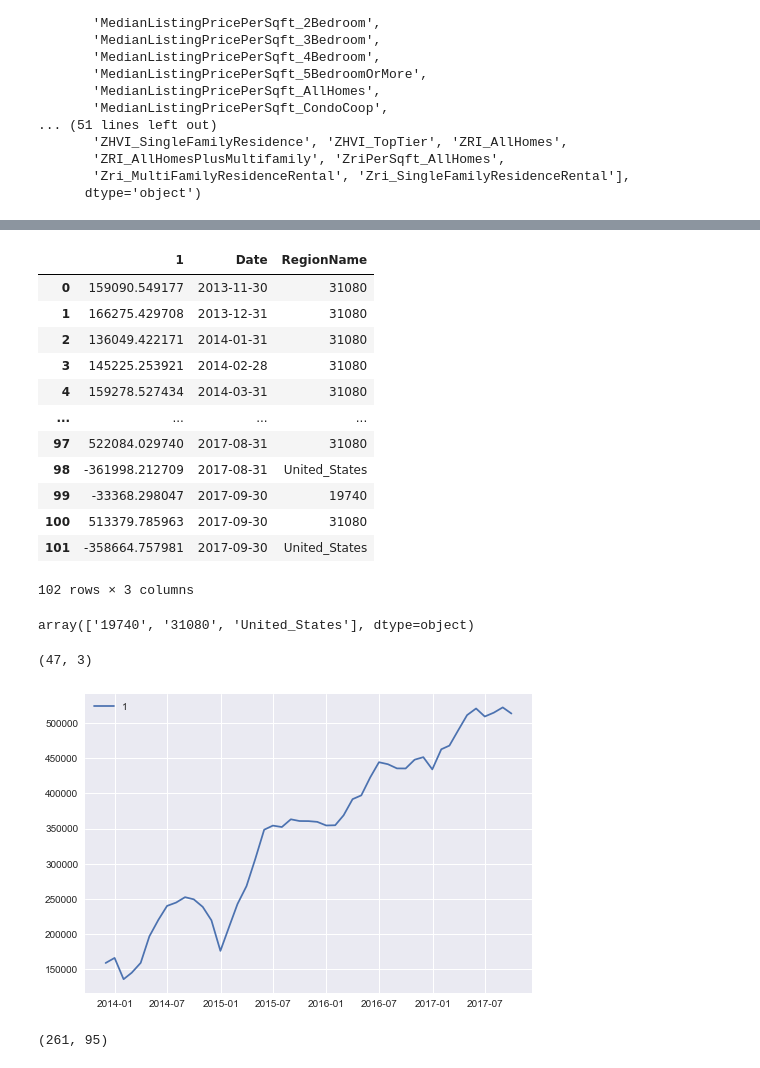
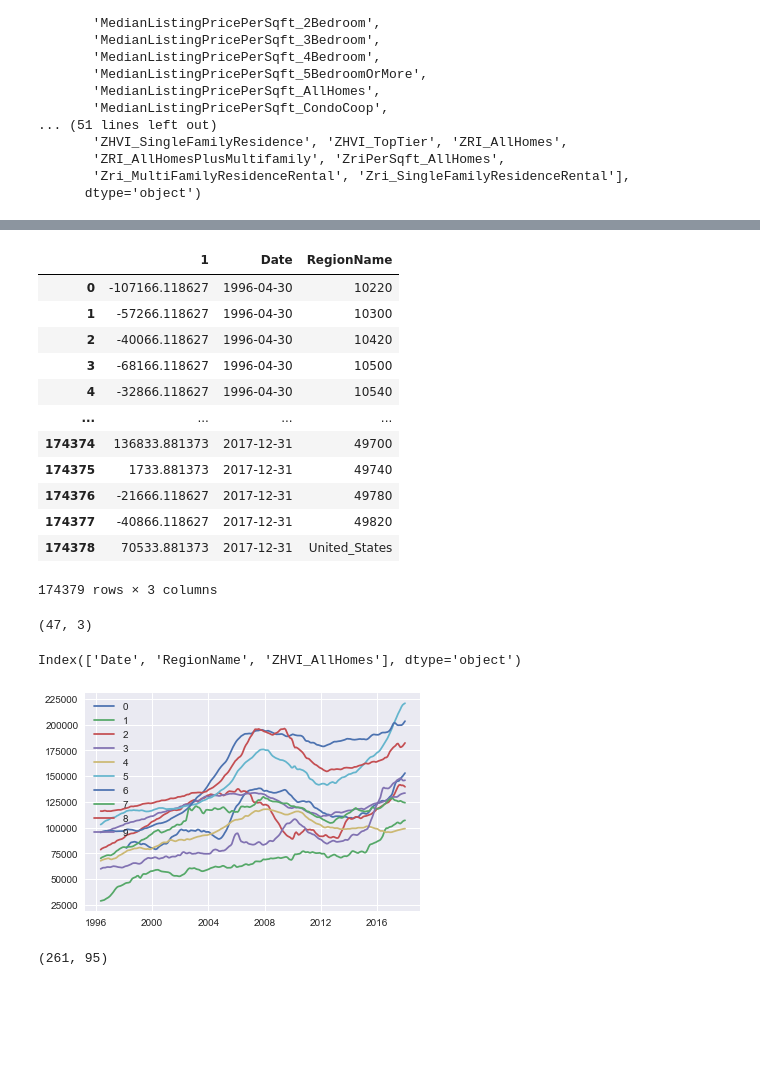
Before and after one commit to agupta01/ds3-zillow, a Jupyter notebook: metro_reduction.ipynb, the cells around one changed output, grey strips where cells are left out. Drawn from its saved outputs; the diff is of its cells as text; code cells hidden in the pictures; blank space fills up the shorter version.

```diff
--- a/metro_reduction.ipynb
+++ b/metro_reduction.ipynb
@@ -36,46 +38,12 @@ Index(['Date', 'RegionName', 'AgeOfInventory', 'DaysOnZillow_AllHomes',
 # %%
 # Filter data
 prefilter_shape = metro.shape[0]
-cols = ['Date', 'RegionName', 'MedianListingPricePerSqft_AllHomes',
-       'MedianListingPricePerSqft_CondoCoop',
-       'MedianListingPricePerSqft_DuplexTriplex',
-       'MedianListingPricePerSqft_SingleFamilyResidence','MedianListingPrice_AllHomes',
-       'MedianListingPrice_CondoCoop', 'MedianListingPrice_DuplexTriplex',
-       'MedianListingPrice_SingleFamilyResidence',
-       'MedianPctOfPriceReduction_CondoCoop',
-       'MedianPctOfPriceReduction_SingleFamilyResidence', 'MedianPriceCutDollar_CondoCoop',
-       'MedianPriceCutDollar_SingleFamilyResidence',
-       'MedianRentalPricePerSqft_AllHomes',
-       'MedianRentalPricePerSqft_CondoCoop',
-       'MedianRentalPricePerSqft_DuplexTriplex',
-       'MedianRentalPricePerSqft_MultiFamilyResidence5PlusUnits',
-       'MedianRentalPricePerSqft_SingleFamilyResidence',
-       'MedianRentalPricePerSqft_Studio',
-       'MedianRentalPrice_AllHomes', 'MedianRentalPrice_CondoCoop',
-       'MedianRentalPrice_DuplexTriplex',
-       'MedianRentalPrice_MultiFamilyResidence5PlusUnits',
-       'MedianRentalPrice_SingleFamilyResidence', 'MedianRentalPrice_Studio',
-       'PctOfHomesDecreasingInValues_AllHomes',
-       'PctOfHomesIncreasingInValues_AllHomes',
-       'PctOfHomesSellingForGain_AllHomes',
-       'PctOfHomesSellingForLoss_AllHomes',
-       'PctOfListingsWithPriceReductionsSeasAdj_AllHomes',
-       'PctOfListingsWithPriceReductionsSeasAdj_BottomTier',
-       'PctOfListingsWithPriceReductionsSeasAdj_CondoCoop',
-       'PctOfListingsWithPriceReductionsSeasAdj_MiddleTier',
-       'PctOfListingsWithPriceReductionsSeasAdj_SingleFamilyResidence',
-       'PctOfListingsWithPriceReductionsSeasAdj_TopTier',
-       'PctOfListingsWithPriceReductions_AllHomes',
-       'PctOfListingsWithPriceReductions_BottomTier',
-       'PctOfListingsWithPriceReductions_CondoCoop',
-       'PctOfListingsWithPriceReductions_MiddleTier',
-       'PctOfListingsWithPriceReductions_SingleFamilyResidence',
-       'PctOfListingsWithPriceReductions_TopTier', 'PriceToRentRatio_AllHomes']
+cols = ['Date', 'RegionName', 'ZHVI_AllHomes']
 city_filter1 = metro.filter(cols)
 for i in tqdm(cols):
     city_filter1 = city_filter1[city_filter1[str(i)].isnull() == False]
 cityList = city_filter1.filter(['Date', 'RegionName'])
-city_filter1 = city_filter1.drop(['Date', 'RegionName'], axis='columns')
+# city_filter1 = city_filter1.drop(['Date', 'RegionName'], axis='columns')
 
 postfilter_shape = city_filter1.shape[0]
 
@@ -112,22 +77,20 @@ city_PCA = city_PCA.join(pd.DataFrame(data=cityList.to_numpy(), columns=['Date',
 city_PCA
 # %% [output]
 |  | 1 | Date | RegionName |
-| 0 | 159090.549177 | 2013-11-30 | 31080 |
-| 1 | 166275.429708 | 2013-12-31 | 31080 |
-| 2 | 136049.422171 | 2014-01-31 | 31080 |
-| 3 | 145225.253921 | 2014-02-28 | 31080 |
-| 4 | 159278.527434 | 2014-03-31 | 31080 |
+| 0 | -107166.118627 | 1996-04-30 | 10220 |
+| 1 | -57266.118627 | 1996-04-30 | 10300 |
+| 2 | -40066.118627 | 1996-04-30 | 10420 |
+| 3 | -68166.118627 | 1996-04-30 | 10500 |
+| 4 | -32866.118627 | 1996-04-30 | 10540 |
 | ... | ... | ... | ... |
-| 97 | 522084.029740 | 2017-08-31 | 31080 |
-| 98 | -361998.212709 | 2017-08-31 | United_States |
-| 99 | -33368.298047 | 2017-09-30 | 19740 |
-| 100 | 513379.785963 | 2017-09-30 | 31080 |
-| 101 | -358664.757981 | 2017-09-30 | United_States |
+| 174374 | 136833.881373 | 2017-12-31 | 49700 |
+| 174375 | 1733.881373 | 2017-12-31 | 49740 |
+| 174376 | -21666.118627 | 2017-12-31 | 49780 |
+| 174377 | -40866.118627 | 2017-12-31 | 49820 |
+| 174378 | 70533.881373 | 2017-12-31 | United_States |
-102 rows × 3 columns
+174379 rows × 3 columns
 # %%
-np.unique(city_PCA['RegionName'])
+cities = np.unique(city_PCA['RegionName'])
-# %% [output]
-array(['19740', '31080', 'United_States'], dtype=object)
 # %%
 # Filter for a region
 data_31080 = city_PCA[city_PCA['RegionName'] == '31080']
@@ -136,13 +99,17 @@ data_31080.shape
 (47, 3)
 # %%
 # Graph data
+print(city_filter1.columns)
 fig, ax = plt.subplots()
-ax.plot(pd.to_datetime(data_31080['Date']).dt.date, data_31080['1'], label='1')
+for i in range(10):
+    dt = city_filter1[city_filter1['RegionName'] == str(cities[i])]
+    ax.plot(pd.to_datetime(dt['Date']).dt.date, dt['ZHVI_AllHomes'], label=str(i))
 ax.legend()
 
 plt.show()
 # %% [output]
+Index(['Date', 'RegionName', 'ZHVI_AllHomes'], dtype='object')
-[figure, old version]
+[figure, new version]
 # %%
 # Plot other features just to check
 city_filter2 = metro[metro['RegionName'] == '31080']
```
Also changed, not shown: parts of 2 cells of this notebook, 1 other file.
